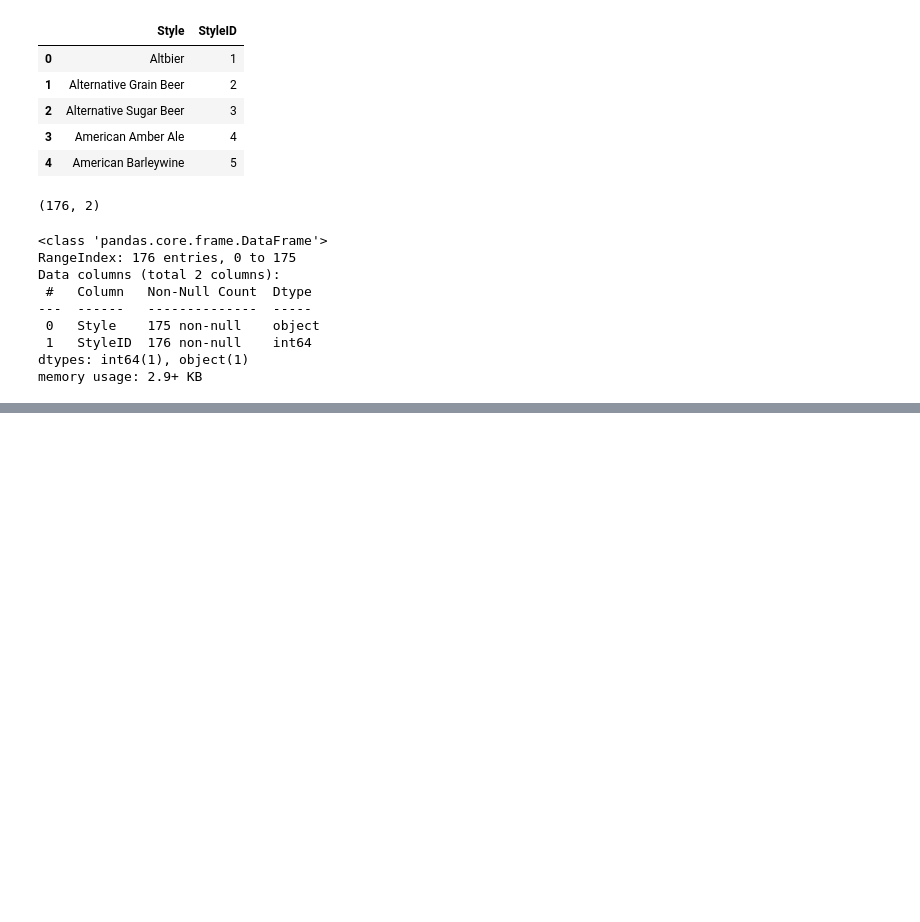
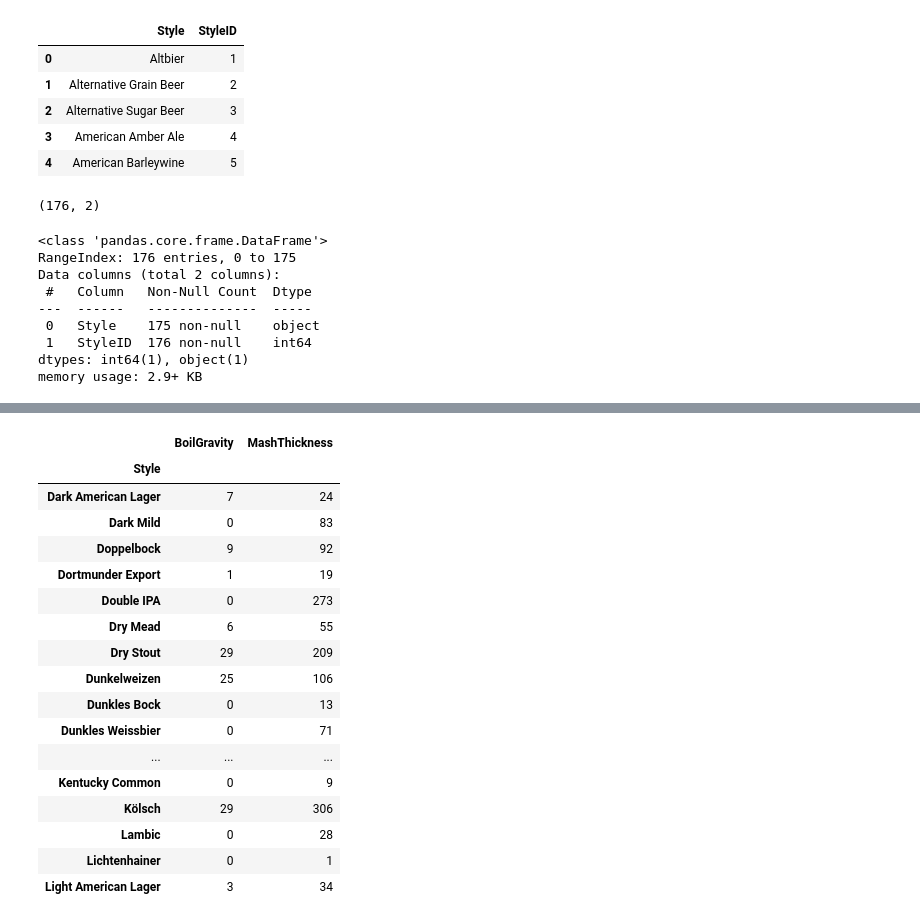
Before and after one commit to a70mico/Final_Project_Data_Science, a Jupyter notebook: src/explore.ipynb, the cells around one changed output, grey strips where cells are left out. Cells and saved outputs as stored; diff of their text form; code cells hidden in the pictures; blank space fills up the shorter version.

```diff
--- a/src/explore.ipynb
+++ b/src/explore.ipynb
@@ -72,0 +124,21 @@ memory usage: 2.9+ KB
+# %%
+df_raw.groupby('Style')[['BoilGravity', 'MashThickness']].apply(lambda x: x.isnull().sum())[50:100]
+# %% [output]
+|  | BoilGravity | MashThickness |
+| Style |  |  |
+| Dark American Lager | 7 | 24 |
+| Dark Mild | 0 | 83 |
+| Doppelbock | 9 | 92 |
+| Dortmunder Export | 1 | 19 |
+| Double IPA | 0 | 273 |
+| Dry Mead | 6 | 55 |
+| Dry Stout | 29 | 209 |
+| Dunkelweizen | 25 | 106 |
+| Dunkles Bock | 0 | 13 |
+| Dunkles Weissbier | 0 | 71 |
+| ... | ... | ... |
+| Kentucky Common | 0 | 9 |
+| Kölsch | 29 | 306 |
+| Lambic | 0 | 28 |
+| Lichtenhainer | 0 | 1 |
+| Light American Lager | 3 | 34 |
```
Also changed, not shown: parts of 6 cells of this notebook.
